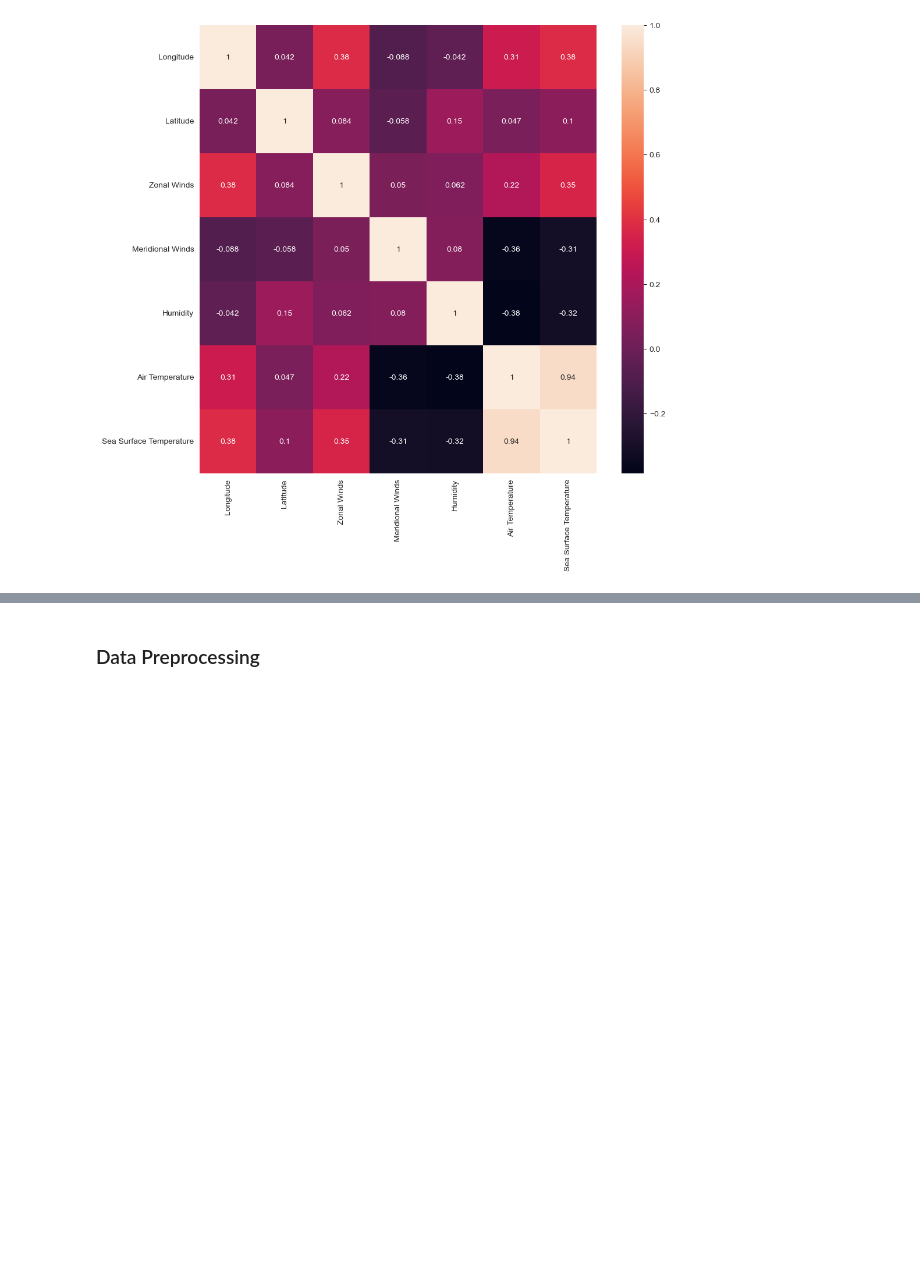
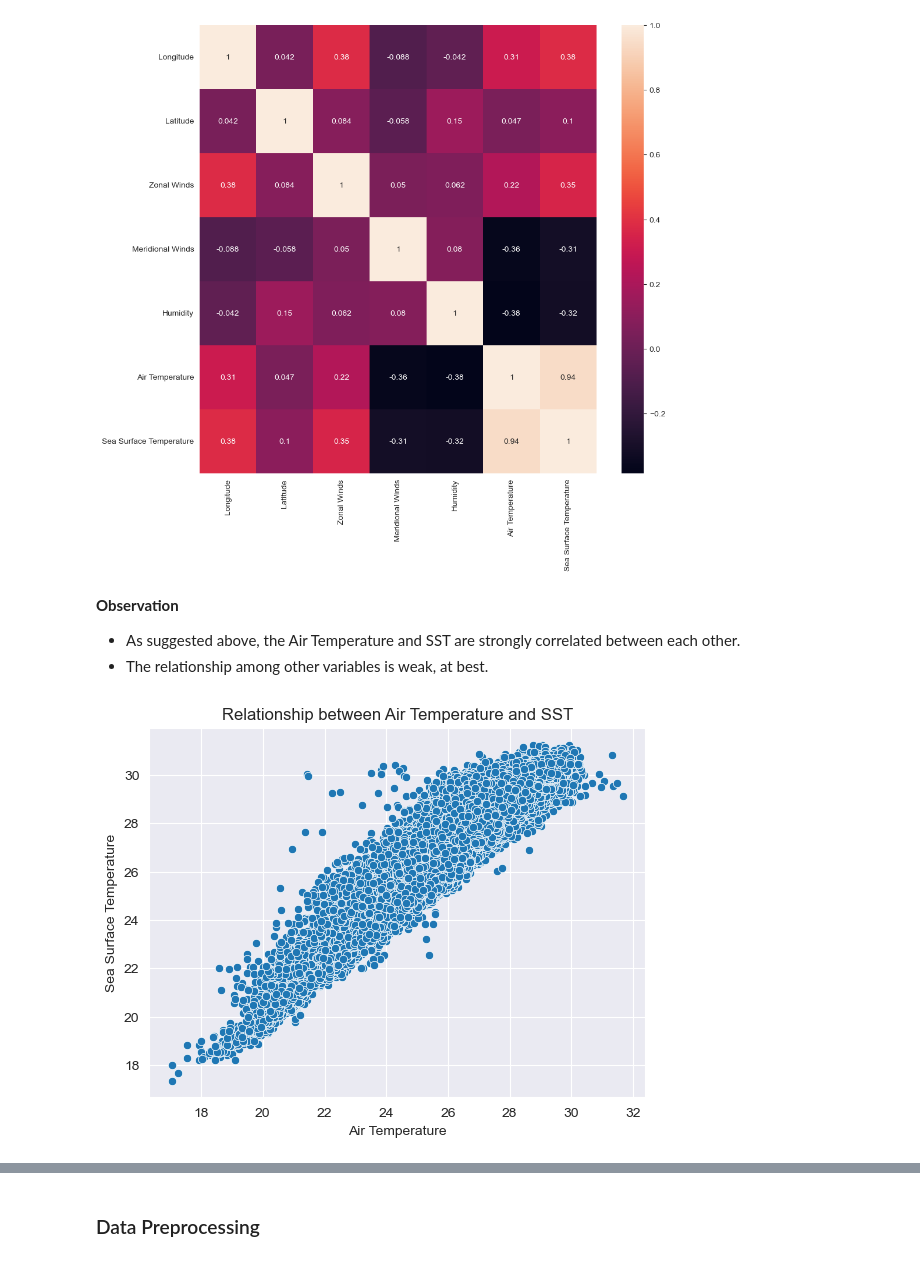
Before and after one commit to agraglez/enso-analysis, a Jupyter notebook: notebooks/enso-analysis.ipynb, the cells around one changed output, grey strips where cells are left out. Drawn from its saved outputs; the diff is of its cells as text; code cells hidden in the pictures; blank space fills up the shorter version.

```diff
--- a/notebooks/enso-analysis.ipynb
+++ b/notebooks/enso-analysis.ipynb
@@ -427,4 +483,16 @@ sns.heatmap(enso[obs_var_mul].corr(), annot = True, xticklabels=obs_names_mul, y
 plt.show()
 # %% [output]
 [figure]
+# %% [markdown]
+**Observation**
+* As suggested above, the Air Temperature and SST are strongly correlated between each other.
+* The relationship among other variables is weak, at best.
+# %%
+g = sns.scatterplot(x='air_temperature', y='sea_surface_temperature', data=enso)
+plt.title('Relationship between Air Temperature and SST')
+plt.xlabel('Air Temperature')
+plt.ylabel('Sea Surface Temperature')
+plt.show()
+# %% [output]
+[figure, added]
 # %%
```
Also changed, not shown: parts of 58 cells of this notebook.
